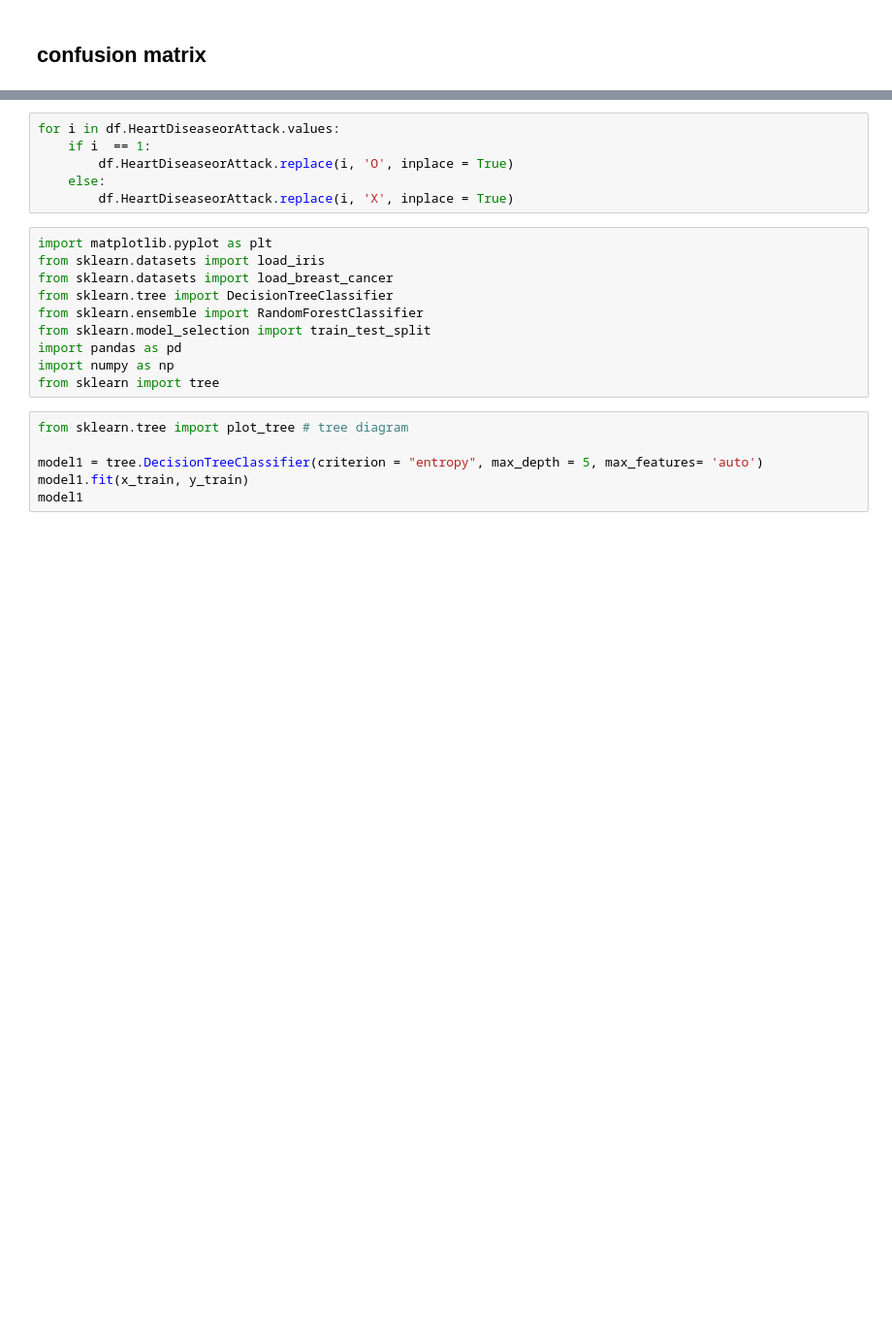
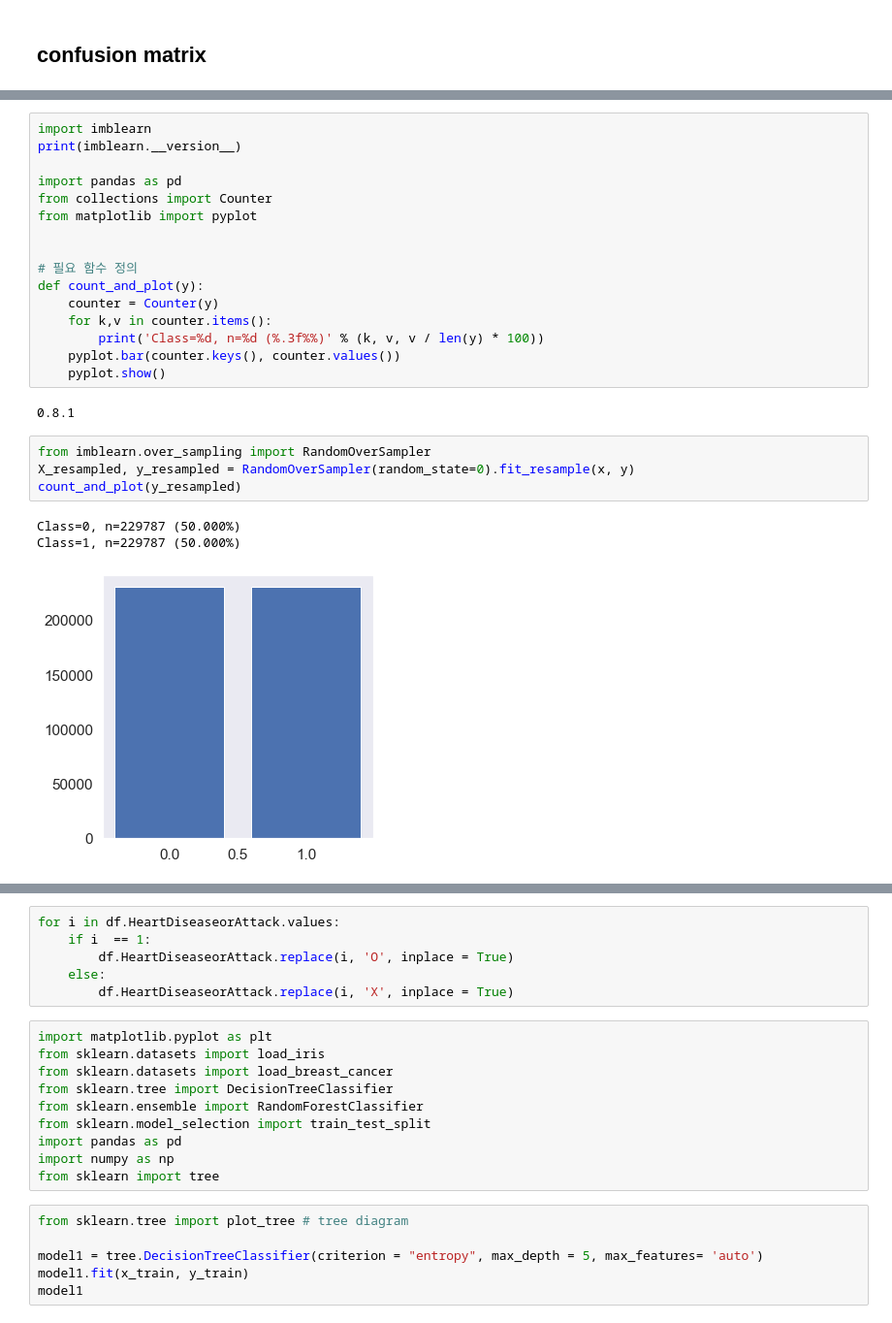
Before and after one commit to myungbinkwak/Kaggle, a Jupyter notebook: Heart_Disease_Health_Indicators/Heart_Disease_Health_Indicators.ipynb, the cells around one changed output, grey strips where cells are left out. Shown at 97% size. Saved outputs shown, nothing was run; the diff lists cells and outputs as text; blank space fills up the shorter version.

```diff
--- a/Heart_Disease_Health_Indicators/Heart_Disease_Health_Indicators.ipynb
+++ b/Heart_Disease_Health_Indicators/Heart_Disease_Health_Indicators.ipynb
@@ -254,0 +245,26 @@ Precision score: 0.5441176470588235
+# %%
+import imblearn
+print(imblearn.__version__)
+
+import pandas as pd
+from collections import Counter
+from matplotlib import pyplot
+
+
+# 필요 함수 정의
+def count_and_plot(y):
+    counter = Counter(y)
+    for k,v in counter.items():
+        print('Class=%d, n=%d (%.3f%%)' % (k, v, v / len(y) * 100))
+    pyplot.bar(counter.keys(), counter.values())
+    pyplot.show()
+# %% [output]
+0.8.1
+# %%
+from imblearn.over_sampling import RandomOverSampler
+X_resampled, y_resampled = RandomOverSampler(random_state=0).fit_resample(x, y)
+count_and_plot(y_resampled)
+# %% [output]
+Class=0, n=229787 (50.000%)
+Class=1, n=229787 (50.000%)
+[figure, added]
```
Also changed, not shown: parts of 21 cells of this notebook.
